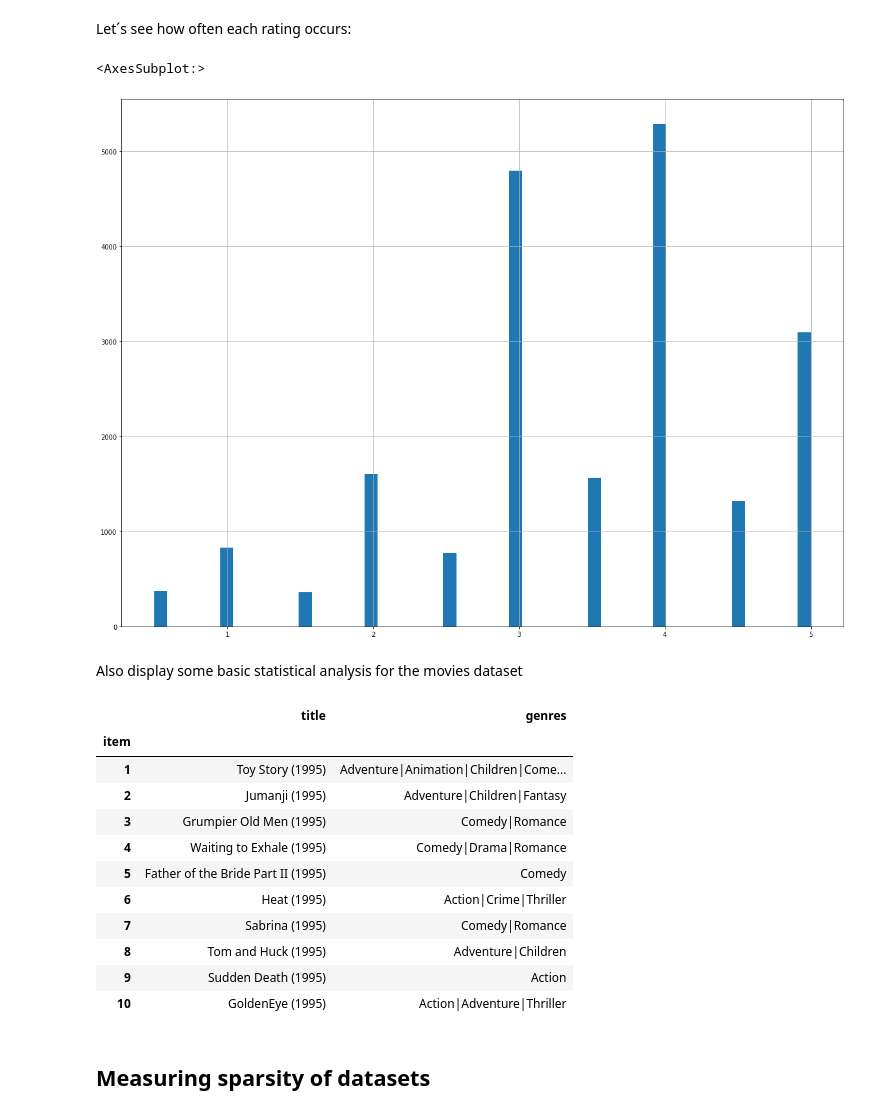
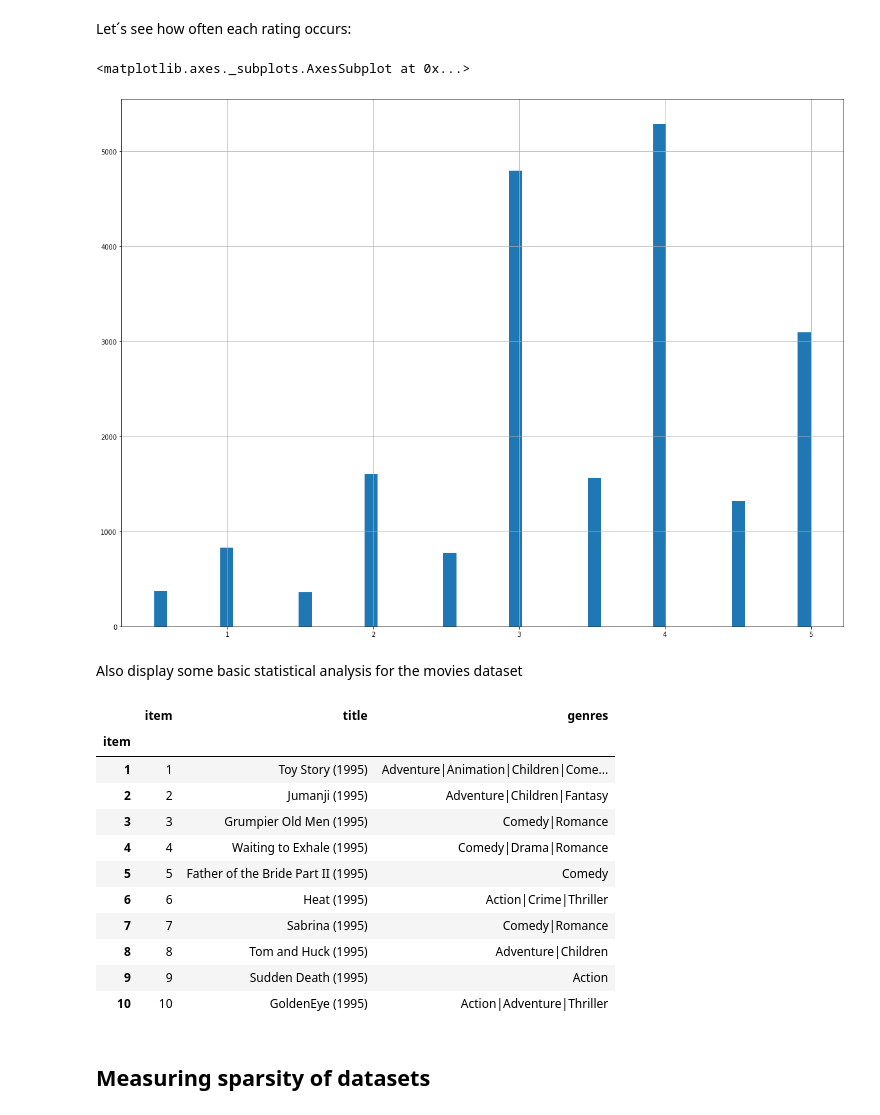
Before and after one commit to csotogd/Recommender-System-santa-claus, a Jupyter notebook: RS project.ipynb, the cells around one changed output. Drawn from its saved outputs; the diff is of its cells as text; code cells hidden in the pictures.

```diff
--- a/RS project.ipynb
+++ b/RS project.ipynb
@@ -4,0 +3,2 @@ data_path ="data/ml-20m"
+# %%
+data_path ="data_path"
@@ -59,30 +89,30 @@ Let´s see how often each rating occurs:
 # %%
 ratings_df['rating'].hist(bins = 50, figsize=(20, 15))
 # %% [output]
-<AxesSubplot:>
+<matplotlib.axes._subplots.AxesSubplot at 0x...>
 [figure]
 # %% [markdown]
 Also display some basic statistical analysis for the movies dataset
 # %%
 movies_df = pd.read_csv(data_path+"/movies.csv")
 movies_df.rename(columns={'movieId': 'item'},
           inplace=True, errors='raise')
 movies_df.index =movies_df['item']
-movies_df=movies_df[['title', 'genres']]
+#movies_df=movies_df[['title', 'genres']]
 display(movies_df.head(10))
 # %% [output]
-|  | title | genres |
-| item |  |  |
-| 1 | Toy Story (1995) | Adventure|Animation|Children|Come... |
-| 2 | Jumanji (1995) | Adventure|Children|Fantasy |
-| 3 | Grumpier Old Men (1995) | Comedy|Romance |
-| 4 | Waiting to Exhale (1995) | Comedy|Drama|Romance |
-| 5 | Father of the Bride Part II (1995) | Comedy |
-| 6 | Heat (1995) | Action|Crime|Thriller |
-| 7 | Sabrina (1995) | Comedy|Romance |
-| 8 | Tom and Huck (1995) | Adventure|Children |
-| 9 | Sudden Death (1995) | Action |
-| 10 | GoldenEye (1995) | Action|Adventure|Thriller |
+|  | item | title | genres |
+| item |  |  |  |
+| 1 | 1 | Toy Story (1995) | Adventure|Animation|Children|Come... |
+| 2 | 2 | Jumanji (1995) | Adventure|Children|Fantasy |
+| 3 | 3 | Grumpier Old Men (1995) | Comedy|Romance |
+| 4 | 4 | Waiting to Exhale (1995) | Comedy|Drama|Romance |
+| 5 | 5 | Father of the Bride Part II (1995) | Comedy |
+| 6 | 6 | Heat (1995) | Action|Crime|Thriller |
+| 7 | 7 | Sabrina (1995) | Comedy|Romance |
+| 8 | 8 | Tom and Huck (1995) | Adventure|Children |
+| 9 | 9 | Sudden Death (1995) | Action |
+| 10 | 10 | GoldenEye (1995) | Action|Adventure|Thriller |
 # %% [markdown]
 ## Measuring sparsity of datasets
 # %% [markdown]
```
Also changed, not shown: parts of 77 cells of this notebook.
